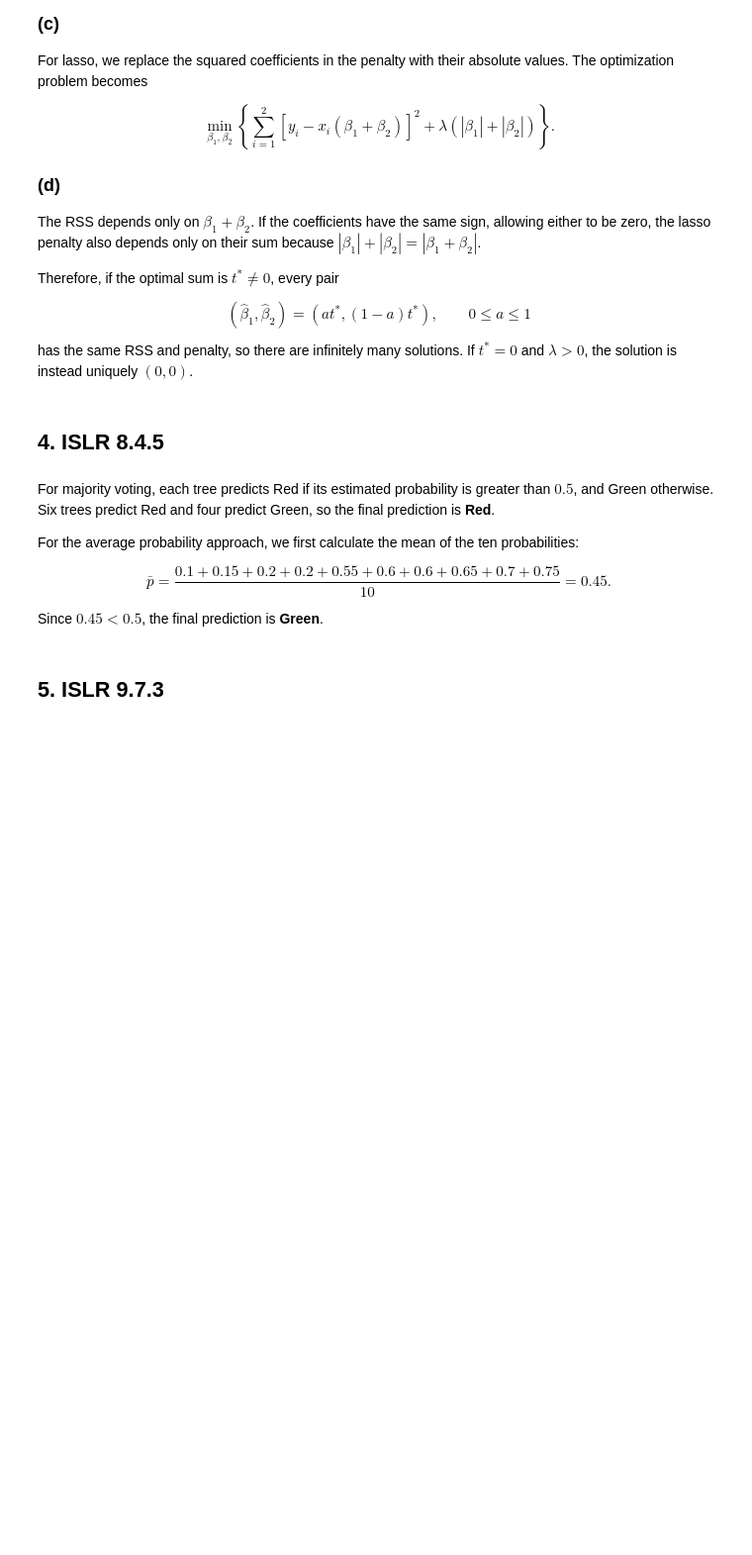
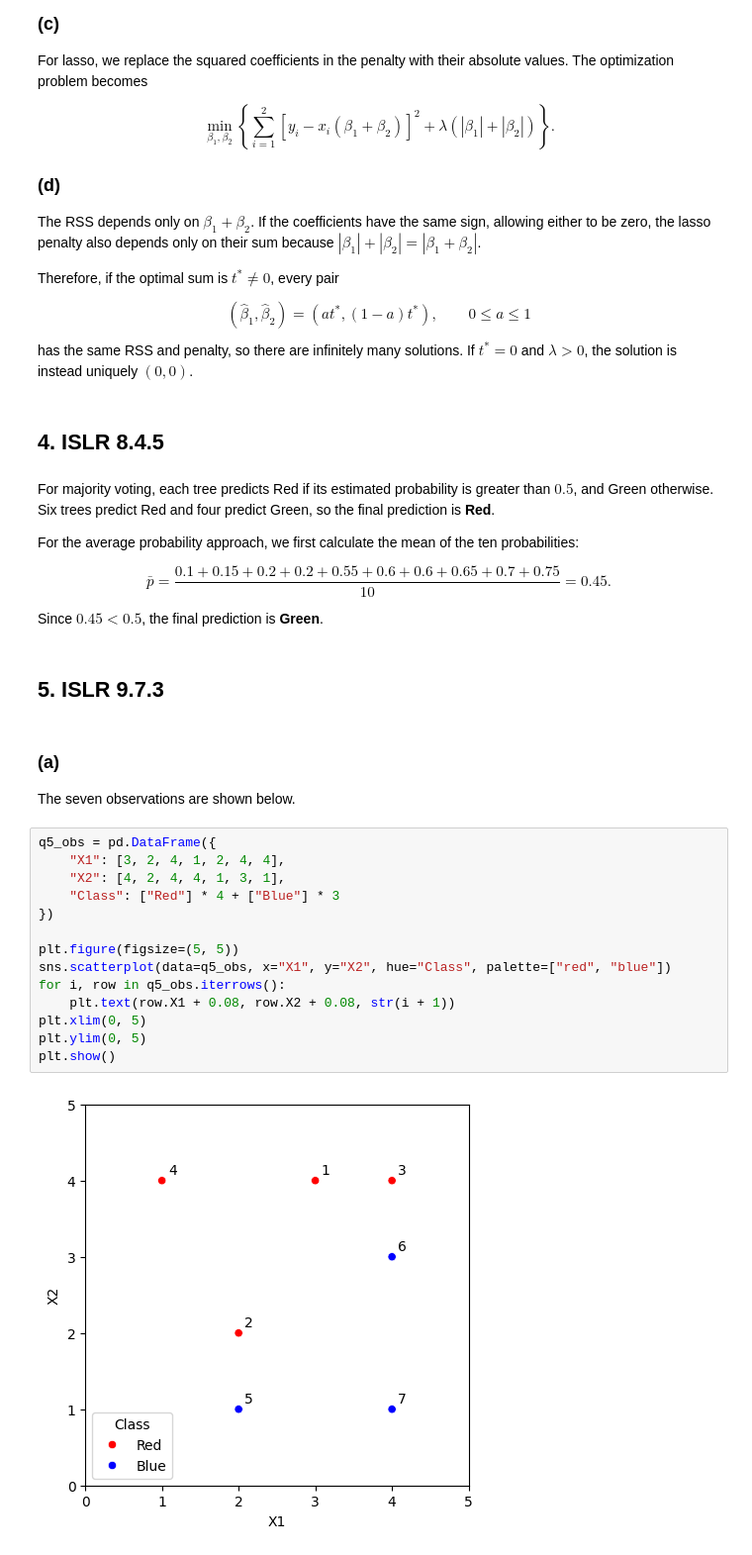
Before and after one commit to cxieusc/DSCI_552_HW6, a Jupyter notebook: notebook/Xie_Chong_HW6.ipynb, the cells around one changed output. Shown at 99% size. Saved outputs shown, nothing was run; the diff lists cells and outputs as text; blank space fills up the shorter version.

```diff
--- a/notebook/Xie_Chong_HW6.ipynb
+++ b/notebook/Xie_Chong_HW6.ipynb
@@ -776,3 +776,23 @@ $$
 Since $0.45<0.5$, the final prediction is **Green**.
 # %% [markdown]
 ## 5. ISLR 9.7.3
+# %% [markdown]
+### (a)
+
+The seven observations are shown below.
+# %%
+q5_obs = pd.DataFrame({
+    "X1": [3, 2, 4, 1, 2, 4, 4],
+    "X2": [4, 2, 4, 4, 1, 3, 1],
+    "Class": ["Red"] * 4 + ["Blue"] * 3
+})
+
+plt.figure(figsize=(5, 5))
+sns.scatterplot(data=q5_obs, x="X1", y="X2", hue="Class", palette=["red", "blue"])
+for i, row in q5_obs.iterrows():
+    plt.text(row.X1 + 0.08, row.X2 + 0.08, str(i + 1))
+plt.xlim(0, 5)
+plt.ylim(0, 5)
+plt.show()
+# %% [output]
+[figure, added]
```
Also changed, not shown: parts of 8 cells of this notebook.
